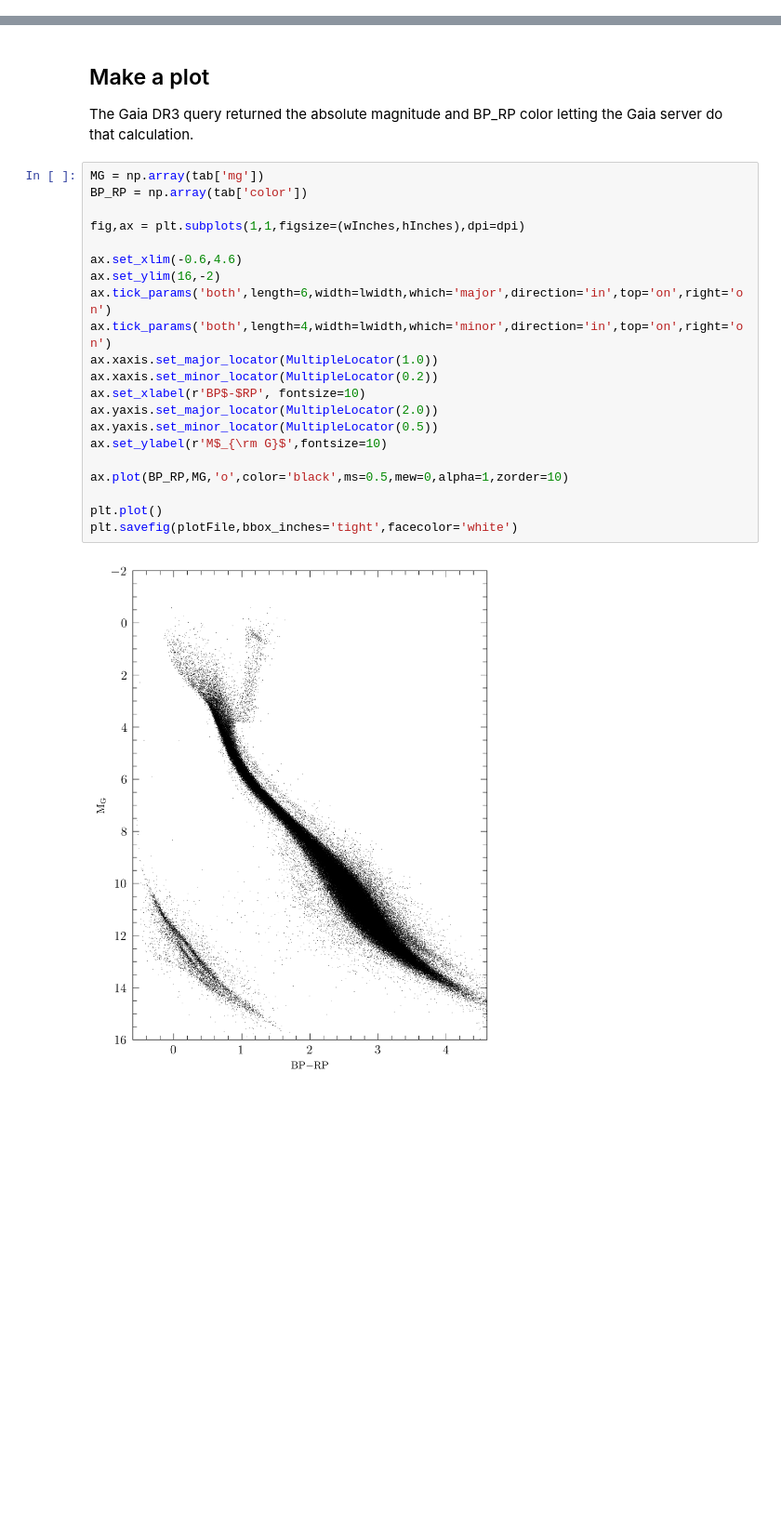
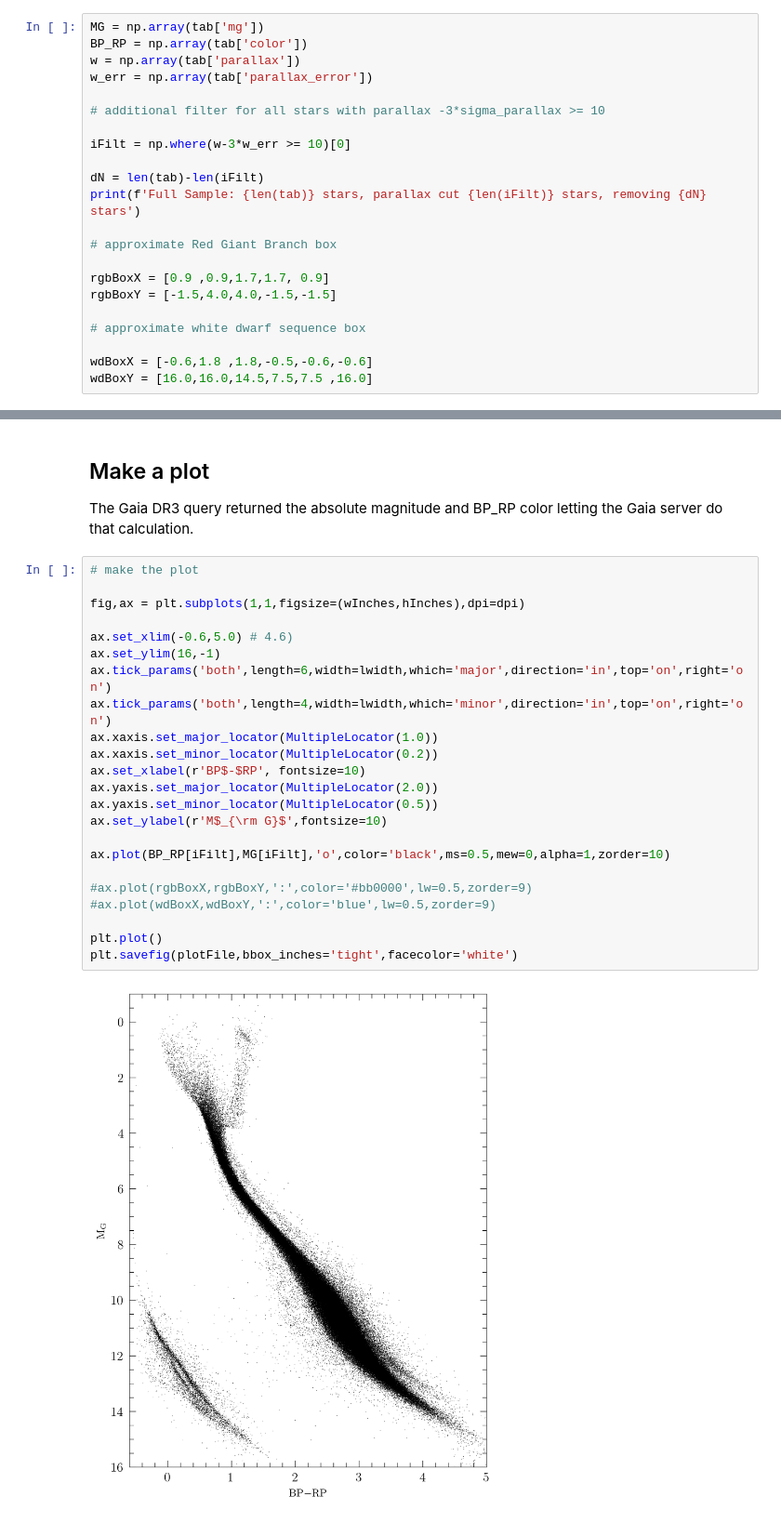
Before and after one commit to rwpogge/ast2292, a Jupyter notebook: HRDiagram/HRdiag_GaiaDR3.ipynb, the cells around one changed output, grey strips where cells are left out. Shown at 93% size. Saved outputs shown, nothing was run; the diff lists cells and outputs as text; blank space fills up the shorter version.

```diff
--- a/HRDiagram/HRdiag_GaiaDR3.ipynb
+++ b/HRDiagram/HRdiag_GaiaDR3.ipynb
@@ -193,0 +202,22 @@ Retrieved 203523 stars (query took 17.1 seconds)
+# %%
+MG = np.array(tab['mg'])
+BP_RP = np.array(tab['color'])
+w = np.array(tab['parallax'])
+w_err = np.array(tab['parallax_error'])
+
+# additional filter for all stars with parallax -3*sigma_parallax >= 10
+
+iFilt = np.where(w-3*w_err >= 10)[0]
+
+dN = len(tab)-len(iFilt)
+print(f'Full Sample: {len(tab)} stars, parallax cut {len(iFilt)} stars, removing {dN} stars')
+
+# approximate Red Giant Branch box
+
+rgbBoxX = [0.9 ,0.9,1.7,1.7, 0.9]
+rgbBoxY = [-1.5,4.0,4.0,-1.5,-1.5]
+
+# approximate white dwarf sequence box
+
+wdBoxX = [-0.6,1.8 ,1.8,-0.5,-0.6,-0.6]
+wdBoxY = [16.0,16.0,14.5,7.5,7.5 ,16.0]
@@ -197,25 +229,27 @@ Retrieved 203523 stars (query took 17.1 seconds)
 The Gaia DR3 query returned the absolute magnitude and BP_RP color letting the Gaia server do that
 calculation.
 # %%
-MG = np.array(tab['mg'])
-BP_RP = np.array(tab['color'])
+# make the plot
 
 fig,ax = plt.subplots(1,1,figsize=(wInches,hInches),dpi=dpi)
 
-ax.set_xlim(-0.6,4.6)
-ax.set_ylim(16,-2)
+ax.set_xlim(-0.6,5.0) # 4.6)
+ax.set_ylim(16,-1)
 ax.tick_params('both',length=6,width=lwidth,which='major',direction='in',top='on',right='on')
 ax.tick_params('both',length=4,width=lwidth,which='minor',direction='in',top='on',right='on')
 ax.xaxis.set_major_locator(MultipleLocator(1.0))
 ax.xaxis.set_minor_locator(MultipleLocator(0.2))
 ax.set_xlabel(r'BP$-$RP', fontsize=10)
 ax.yaxis.set_major_locator(MultipleLocator(2.0))
 ax.yaxis.set_minor_locator(MultipleLocator(0.5))
 ax.set_ylabel(r'M$_{\rm G}$',fontsize=10)
 
-ax.plot(BP_RP,MG,'o',color='black',ms=0.5,mew=0,alpha=1,zorder=10)
+ax.plot(BP_RP[iFilt],MG[iFilt],'o',color='black',ms=0.5,mew=0,alpha=1,zorder=10)
+
+#ax.plot(rgbBoxX,rgbBoxY,':',color='#bb0000',lw=0.5,zorder=9)
+#ax.plot(wdBoxX,wdBoxY,':',color='blue',lw=0.5,zorder=9)
 
 plt.plot()
 plt.savefig(plotFile,bbox_inches='tight',facecolor='white')
 # %% [output]
-[figure, old version]
+[figure, new version]
```
Also changed, not shown: parts of 6 cells of this notebook.
